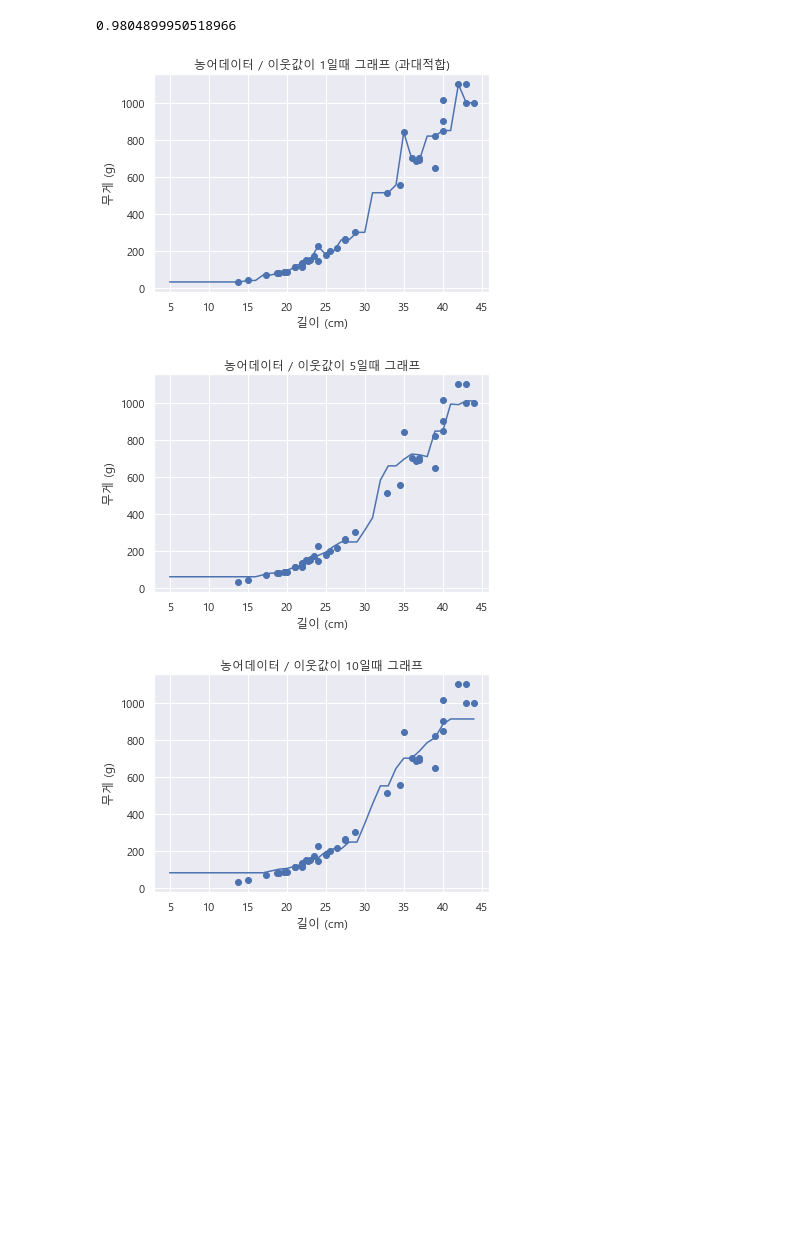
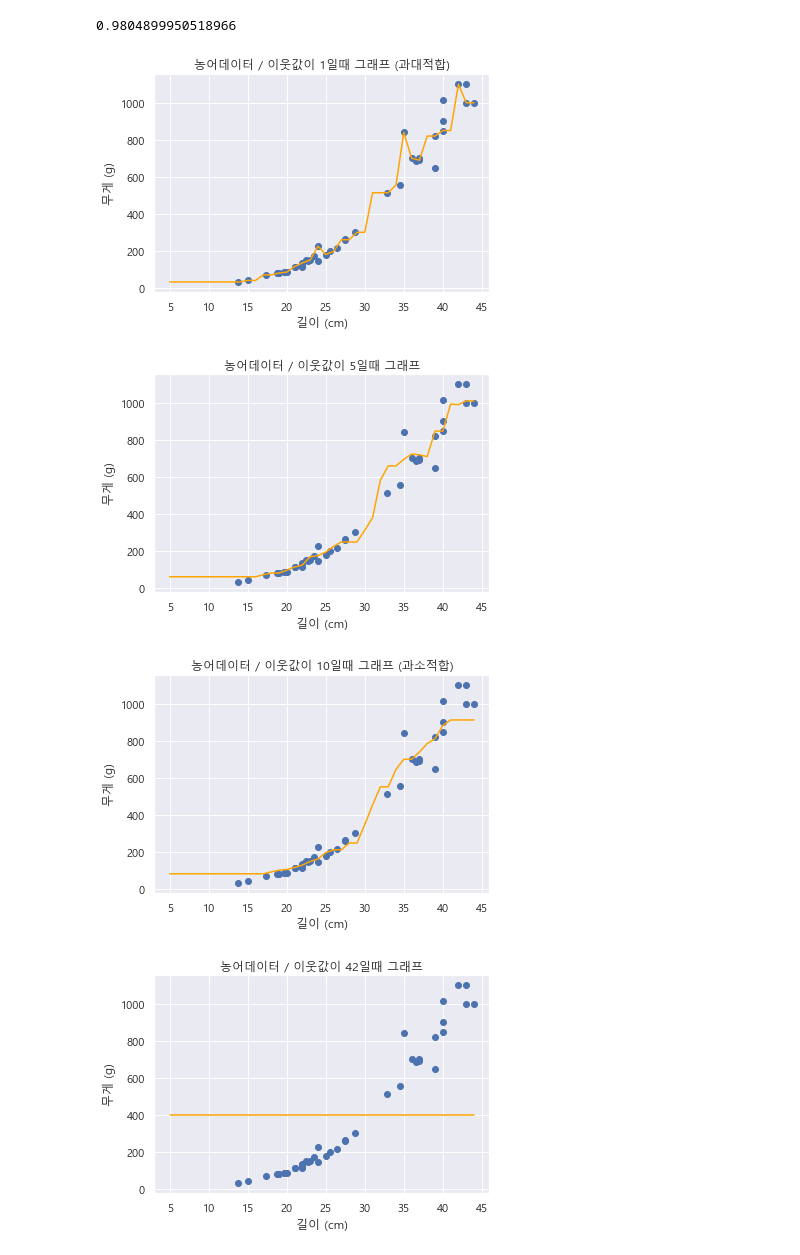
Before and after one commit to PLAYseung/study_ML, a Jupyter notebook: machin_learning/KNN_regressor.ipynb, the cells around one changed output. Cells and saved outputs as stored; diff of their text form; code cells hidden in the pictures; blank space fills up the shorter version.

```diff
--- a/machin_learning/KNN_regressor.ipynb
+++ b/machin_learning/KNN_regressor.ipynb
@@ -130,26 +130,27 @@ knr.score(X=train_input,y=train_target)
 # %%
 knr = KNeighborsRegressor()
 
 x = np.arange(5,45).reshape(-1,1)
 
-for n in [1,5,10]:
+for n in [1,5,10,42]:
     knr.n_neighbors = n
     knr.fit(train_input,train_target)
 
     pred = knr.predict(X=x)
 
     plt.scatter(train_input,train_target)
-    plt.plot(x,pred)
+    plt.plot(x,pred,color='orange')
     title = f'농어데이터 / 이웃값이 {n}일때 그래프'
     if n == 1:
         title += ' (과대적합)'
     elif n == 10:
         title += ' (과소적합)'
     plt.title(title)
     plt.xlabel('길이 (cm)')
     plt.ylabel('무게 (g)')
     plt.show()
 # %% [output]
-[figure, old version]
+[figure, new version]
-[figure, old version]
+[figure, new version]
-[figure, old version]
+[figure, new version]
+[figure, added]
```
